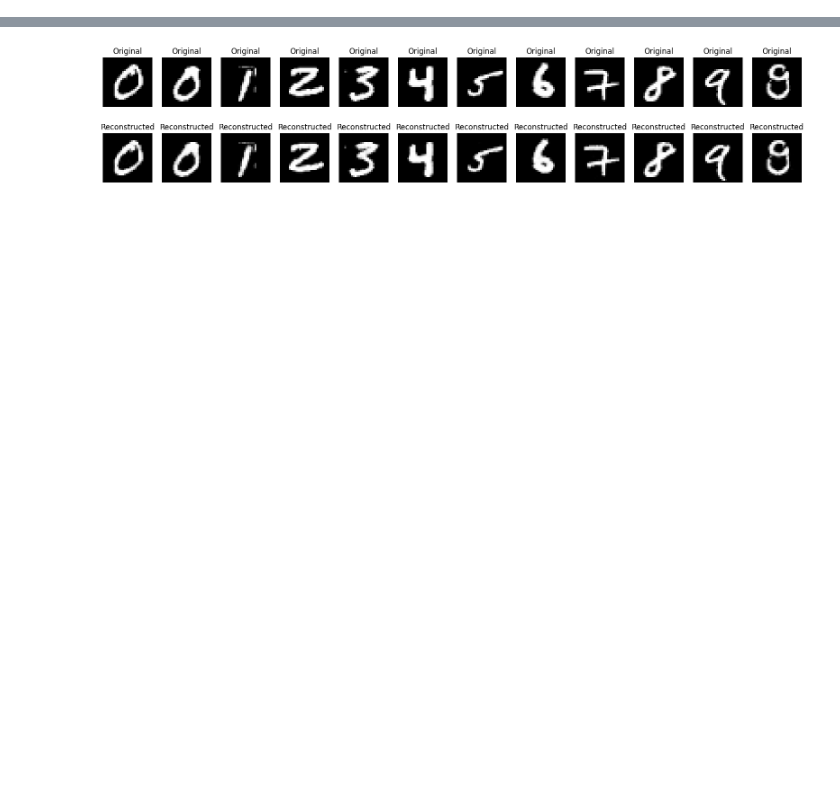
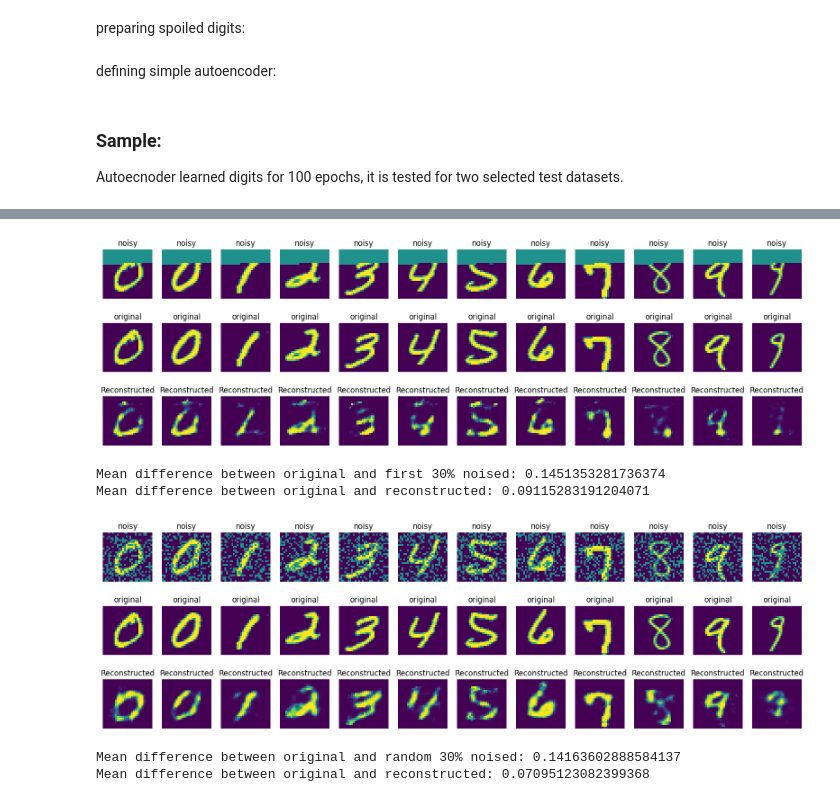
Before and after one commit to kebabee/autoencoder-memory, a Jupyter notebook: associative_autoencoder.ipynb, the cells around one changed output, grey strips where cells are left out. Drawn from its saved outputs; the diff is of its cells as text; code cells hidden in the pictures; blank space fills up the shorter version.

```diff
--- a/associative_autoencoder.ipynb
+++ b/associative_autoencoder.ipynb
@@ -62,0 +48,2 @@ Epoch 200/200
+# %% [markdown]
+preparing spoiled digits:
@@ -62,0 +73,2 @@ Epoch 200/200
+# %% [markdown]
+defining simple autoencoder:
@@ -63,20 +84,49 @@ Epoch 200/200
+# %% [markdown]
+### Sample:
+Autoecnoder learned digits for 100 epochs, it is tested for two selected test datasets.
 # %%
-def plot_images(original, reconstructed, n=10):
-    plt.figure(figsize=(20, 4))
+autoencoder.fit(selected_digits, selected_digits, epochs=100, batch_size=100, shuffle=True)
+#autoencoder.save('simple_autoencoder.h5')
+
+def plot_images(original, noisy, reconstructed, n):
+    plt.figure(figsize=(20, 6))
     for i in range(n):
         # Display original
-        ax = plt.subplot(2, n, i + 1)
-        plt.imshow(original[9*i].reshape(28, 28), cmap='gray')
-        plt.title("Original")
+        ax = plt.subplot(3, n, i + 1)
+        plt.imshow(noisy[90*i].reshape(28, 28))
+        plt.title("noisy")
+        plt.axis('off')
+
+        # Display noisy
+        ax = plt.subplot(3, n, i + 1 + n)
+        plt.imshow(original[90*i].reshape(28, 28))
+        plt.title("original")
         plt.axis('off')
 
         # Display reconstruction
-        ax = plt.subplot(2, n, i + 1 + n)
-        plt.imshow(reconstructed[9*i].reshape(28, 28), cmap='gray')
+        ax = plt.subplot(3, n, i + 1 + 2 * n)
+        plt.imshow(reconstructed[90*i].reshape(28, 28))
         plt.title("Reconstructed")
         plt.axis('off')
     plt.show()
 
-# Display the first 10 original and reconstructed images
-plot_images(selected_digits, decoded_imgs, n=12)
+decoded_imgs_1 = autoencoder.predict(first30_digits)
+decoded_imgs_2 = autoencoder.predict(rand30_digits)
+
+plot_images(selected_digits, first30_digits, decoded_imgs_1, n=12)
+
+mean_diff_noisy_original_1 = np.mean(np.abs(selected_digits - first30_digits))
+mean_diff_decoded_original_1 = np.mean(np.abs(selected_digits - decoded_imgs_1))
+
+print(f"Mean difference between original and first 30% noised: {mean_diff_noisy_original_1}")
+print(f"Mean difference between original and reconstructed: {mean_diff_decoded_original_1}")
+
+
+plot_images(selected_digits, rand30_digits, decoded_imgs_2, n=12)
+
+mean_diff_noisy_original_2 = np.mean(np.abs(selected_digits - rand30_digits))
+mean_diff_decoded_original_2 = np.mean(np.abs(selected_digits - decoded_imgs_2))
+
+print(f"Mean difference between original and random 30% noised: {mean_diff_noisy_original_2}")
+print(f"Mean difference between original and reconstructed: {mean_diff_decoded_original_2}")
 # %% [output]
@@ -83 +150,6 @@ plot_images(selected_digits, decoded_imgs, n=12)
-[figure, old version]
+[figure, new version]
+Mean difference between original and first 30% noised: 0.1451353281736374
+Mean difference between original and reconstructed: 0.09115283191204071
+[figure, added]
+Mean difference between original and random 30% noised: 0.14163602888584137
+Mean difference between original and reconstructed: 0.07095123082399368
```
Also changed, not shown: parts of 11 cells of this notebook.
